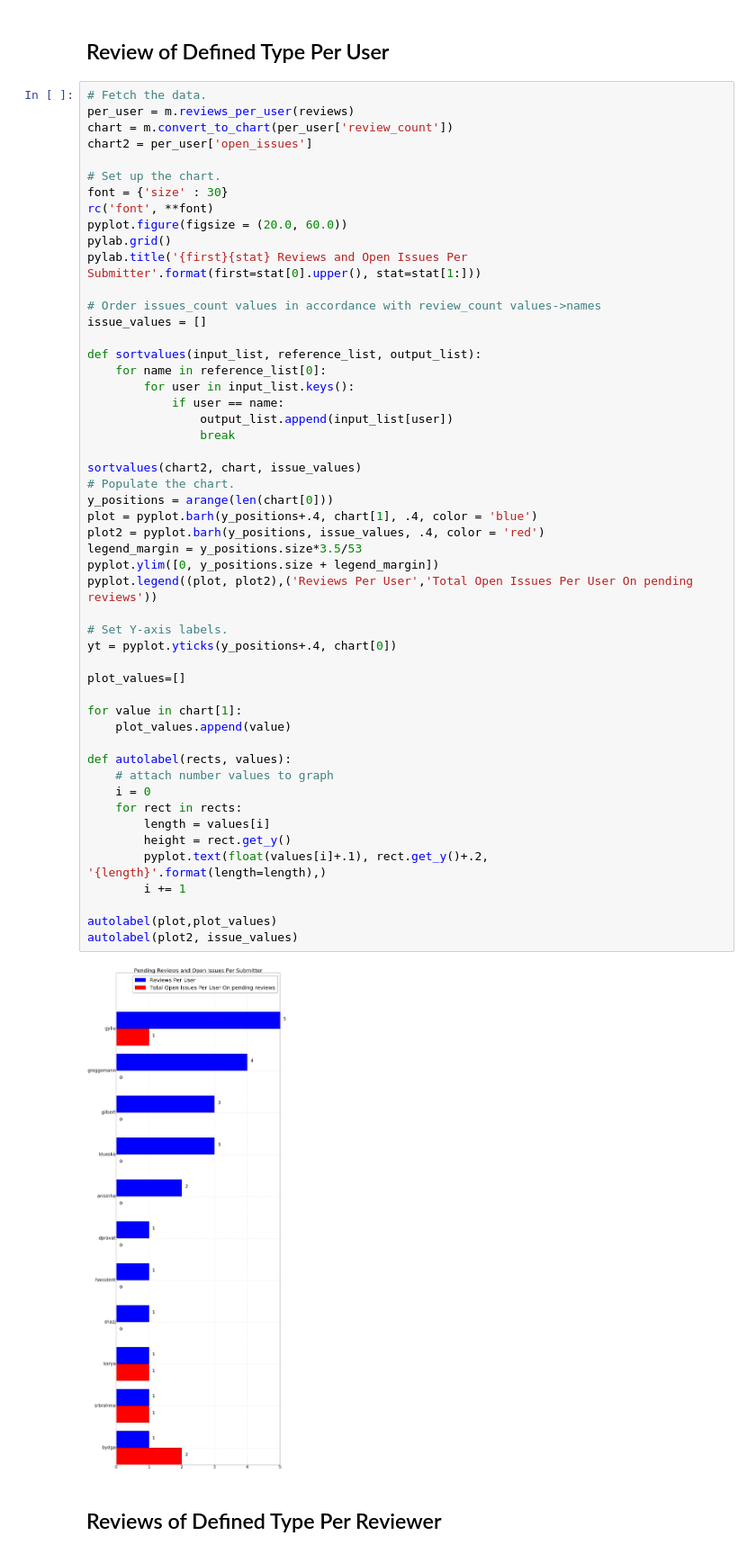
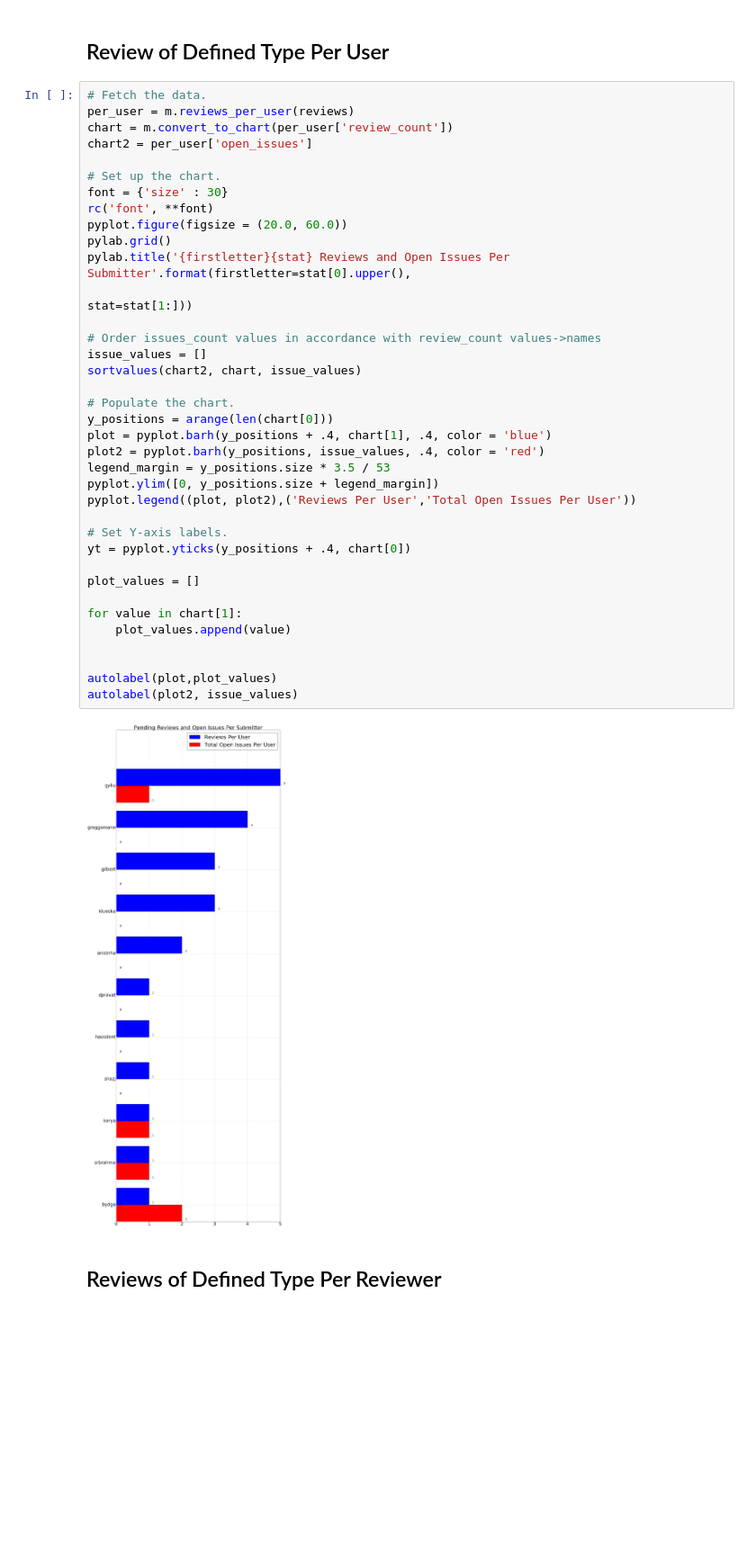
Before and after one commit to mesosphere/rb-stats, a Jupyter notebook: Mesos Review Board.ipynb, the cells around one changed output. Shown at 90% size. Drawn from its saved outputs; the diff is of its cells as text; blank space fills up the shorter version.

Commit message:
formatting changes

```diff
--- a/Mesos Review Board.ipynb
+++ b/Mesos Review Board.ipynb
@@ -37,56 +55,42 @@ Review of Defined Type Per User
 # %%
 # Fetch the data.
 per_user = m.reviews_per_user(reviews)
 chart = m.convert_to_chart(per_user['review_count'])
 chart2 = per_user['open_issues']
 
 # Set up the chart.
 font = {'size' : 30}
 rc('font', **font)
 pyplot.figure(figsize = (20.0, 60.0))
 pylab.grid()
-pylab.title('{first}{stat} Reviews and Open Issues Per Submitter'.format(first=stat[0].upper(), stat=stat[1:]))
+pylab.title('{firstletter}{stat} Reviews and Open Issues Per Submitter'.format(firstletter=stat[0].upper(),
+                                                                               stat=stat[1:]))
 
 # Order issues_count values in accordance with review_count values->names
 issue_values = []
+sortvalues(chart2, chart, issue_values)
 
-def sortvalues(input_list, reference_list, output_list):
-    for name in reference_list[0]:
-        for user in input_list.keys():
-            if user == name:
-                output_list.append(input_list[user])
-                break
-
-sortvalues(chart2, chart, issue_values)
 # Populate the chart.
 y_positions = arange(len(chart[0]))
-plot = pyplot.barh(y_positions+.4, chart[1], .4, color = 'blue')
+plot = pyplot.barh(y_positions + .4, chart[1], .4, color = 'blue')
 plot2 = pyplot.barh(y_positions, issue_values, .4, color = 'red')
-legend_margin = y_positions.size*3.5/53
+legend_margin = y_positions.size * 3.5 / 53
 pyplot.ylim([0, y_positions.size + legend_margin])
-pyplot.legend((plot, plot2),('Reviews Per User','Total Open Issues Per User On pending reviews'))
+pyplot.legend((plot, plot2),('Reviews Per User','Total Open Issues Per User'))
 
 # Set Y-axis labels.
-yt = pyplot.yticks(y_positions+.4, chart[0])
+yt = pyplot.yticks(y_positions + .4, chart[0])
 
-plot_values=[]
+plot_values = []
 
 for value in chart[1]:
     plot_values.append(value)
 
-def autolabel(rects, values):
-    # attach number values to graph
-    i = 0
-    for rect in rects:
-        length = values[i]
-        height = rect.get_y()
-        pyplot.text(float(values[i]+.1), rect.get_y()+.2, '{length}'.format(length=length),)
-        i += 1
 
 autolabel(plot,plot_values)
 autolabel(plot2, issue_values)
 # %% [output]
-[figure, old version]
+[figure, new version]
 # %% [markdown]
 Reviews of Defined Type Per Reviewer
 ---
```
Also changed, not shown: parts of 6 cells of this notebook, 1 other file.
